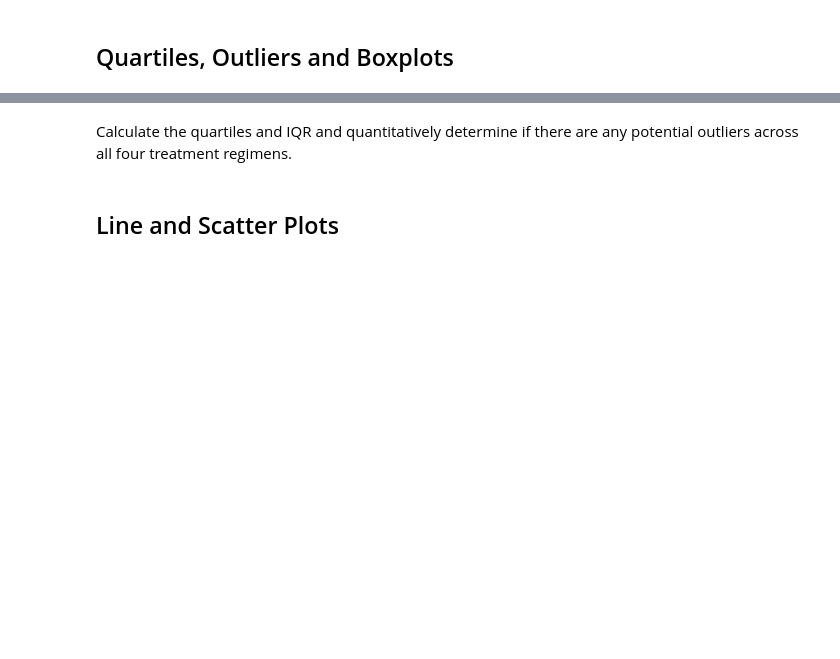
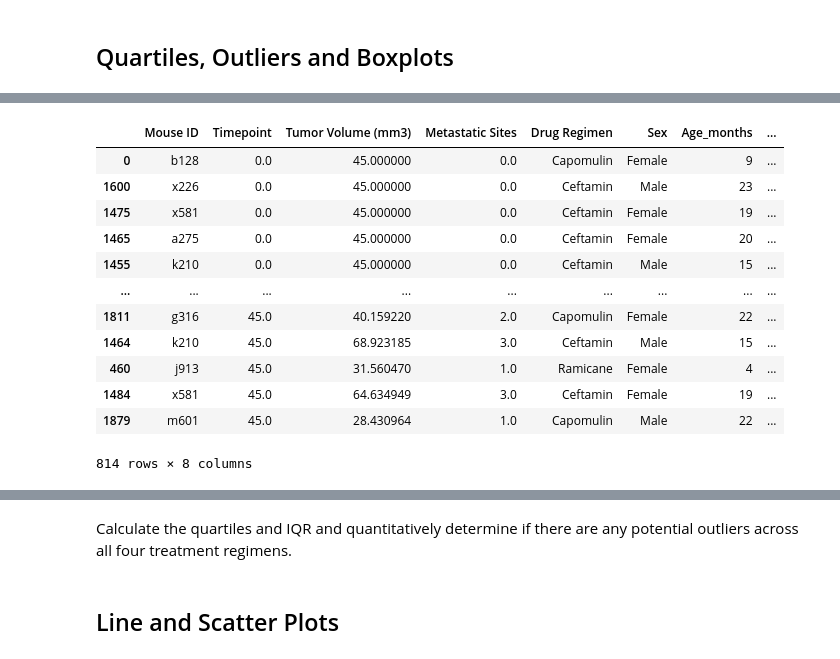
Before and after one commit to NKS8/Matplotlib_challenge, a Jupyter notebook: Pymaceuticals/pymaceuticals_starter.ipynb, the cells around one changed output, grey strips where cells are left out. Cells and saved outputs as stored; diff of their text form; code cells hidden in the pictures; blank space fills up the shorter version.

```diff
--- a/Pymaceuticals/pymaceuticals_starter.ipynb
+++ b/Pymaceuticals/pymaceuticals_starter.ipynb
@@ -378,0 +400,18 @@ plt.show()
+# %%
+treatment_regimes = cleaned_combined_df[cleaned_combined_df["Drug Regimen"].isin(["Capomulin", "Ramicane", "Infubinol", "Ceftamin"])]
+treatment_regimes = treatment_regimes.sort_values(["Timepoint"], ascending=True)
+treatment_regimes
+# %% [output]
+|  | Mouse ID | Timepoint | Tumor Volume (mm3) | Metastatic Sites | Drug Regimen | Sex | Age_months | ... |
+| 0 | b128 | 0.0 | 45.000000 | 0.0 | Capomulin | Female | 9 | ... |
+| 1600 | x226 | 0.0 | 45.000000 | 0.0 | Ceftamin | Male | 23 | ... |
+| 1475 | x581 | 0.0 | 45.000000 | 0.0 | Ceftamin | Female | 19 | ... |
+| 1465 | a275 | 0.0 | 45.000000 | 0.0 | Ceftamin | Female | 20 | ... |
+| 1455 | k210 | 0.0 | 45.000000 | 0.0 | Ceftamin | Male | 15 | ... |
+| ... | ... | ... | ... | ... | ... | ... | ... | ... |
+| 1811 | g316 | 45.0 | 40.159220 | 2.0 | Capomulin | Female | 22 | ... |
+| 1464 | k210 | 45.0 | 68.923185 | 3.0 | Ceftamin | Male | 15 | ... |
+| 460 | j913 | 45.0 | 31.560470 | 1.0 | Ramicane | Female | 4 | ... |
+| 1484 | x581 | 45.0 | 64.634949 | 3.0 | Ceftamin | Female | 19 | ... |
+| 1879 | m601 | 45.0 | 28.430964 | 1.0 | Capomulin | Male | 22 | ... |
+814 rows × 8 columns
```
Also changed, not shown: parts of 24 cells of this notebook.
